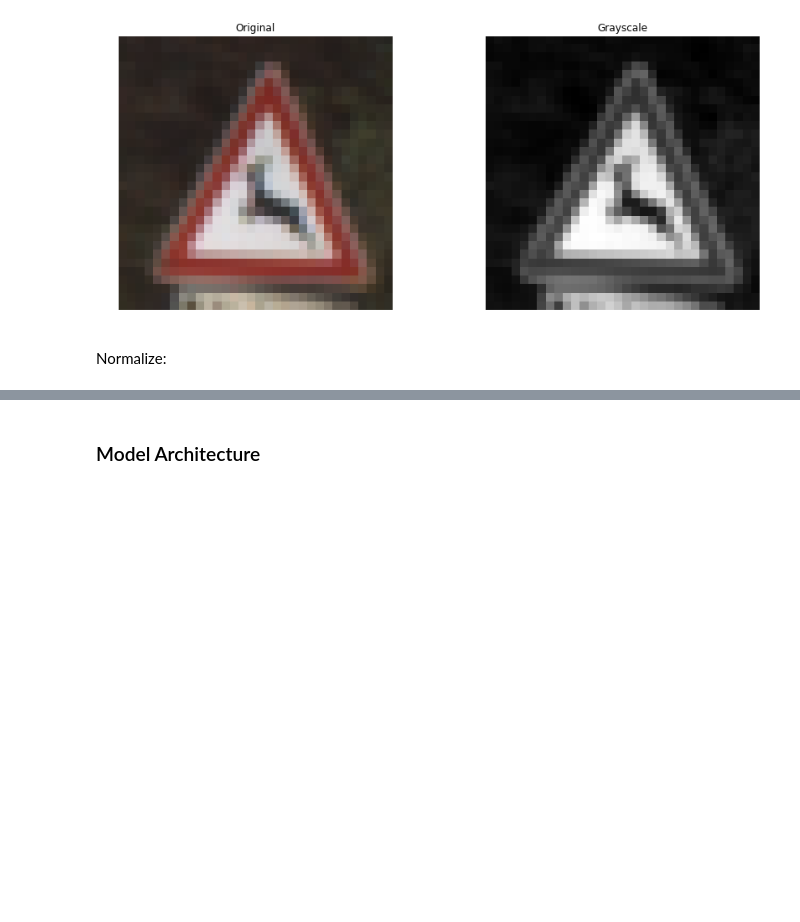
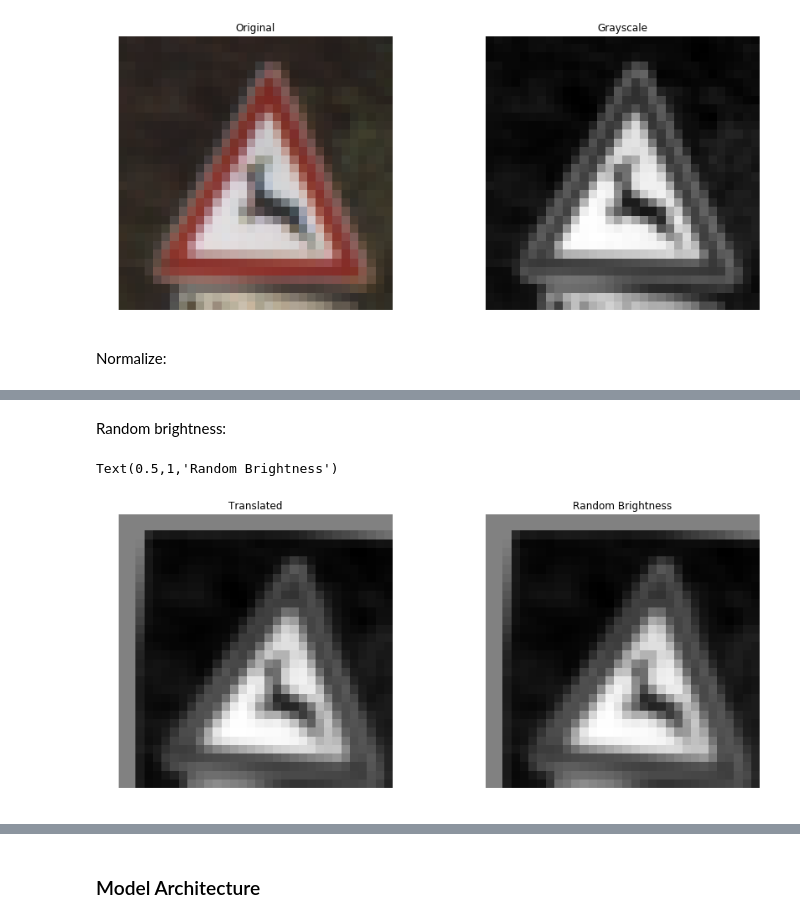
Before and after one commit to PedroHRPBS/CarND-Traffic-Sign-Classifier-Project, a Jupyter notebook: Traffic_Sign_Classifier.ipynb, the cells around one changed output, grey strips where cells are left out. Drawn from its saved outputs; the diff is of its cells as text; code cells hidden in the pictures; blank space fills up the shorter version.

```diff
--- a/Traffic_Sign_Classifier.ipynb
+++ b/Traffic_Sign_Classifier.ipynb
@@ -245,0 +289,35 @@ X_train.shape
+# %% [markdown]
+Random brightness:
+# %%
+def brightness(x):
+
+    alpha = random.uniform(1.1, 1.2)
+    beta = random.uniform(-0.1, 0.1)
+    brightness_x = []
+
+    if len(x.shape) == 4:
+        for img in x:
+            brightness = np.clip(img * alpha + beta, -1.0, 1.0)
+            brightness_x.append(brightness)
+    else:
+        brightness = np.clip(x * alpha + beta, -1.0, 1.0)
+        brightness_x = brightness
+
+    return brightness_x
+
+fig, axs = plt.subplots(1, 2, figsize = (15, 6))
+fig.subplots_adjust(wspace = .1)
+axs = axs.ravel()
+
+axs[0].axis('off')
+axs[0].imshow(np.squeeze(X_train_translated[500]), cmap = 'gray')
+axs[0].set_title('Translated')
+
+X_train_brightness = brightness(X_train_translated)
+
+axs[1].axis('off')
+axs[1].imshow(np.squeeze(X_train_brightness[500]), cmap = 'gray')
+axs[1].set_title('Random Brightness')
+# %% [output]
+Text(0.5,1,'Random Brightness')
+[figure, added]
```
Also changed, not shown: parts of 21 cells of this notebook.
